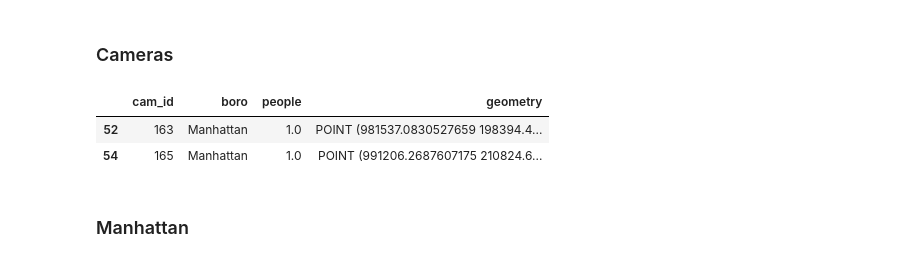
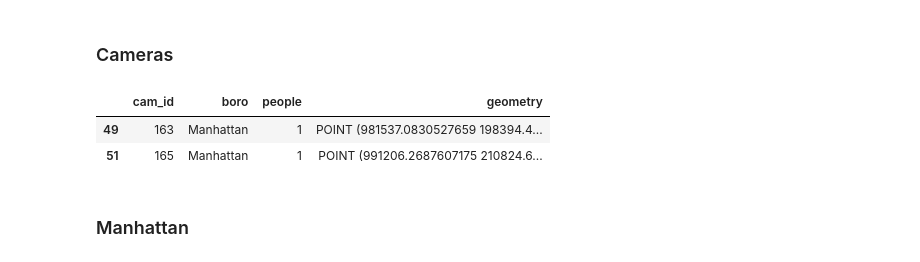
Before and after one commit to basyavasya-honmono/hadive, a Jupyter notebook: notebooks/1.2.2-JV-Clustering.ipynb, the cells around one changed output. Cells and saved outputs as stored; diff of their text form; code cells hidden in the pictures.

```diff
--- a/notebooks/1.2.2-JV-Clustering.ipynb
+++ b/notebooks/1.2.2-JV-Clustering.ipynb
@@ -33,21 +33,21 @@ low_rain.sort_values("DATE", ascending=False).head(2)
 # %%
 cams = pd.read_csv("../data/external/cameras.csv")
 proj = pyproj.Proj(init="epsg:2263", preserve_units=True)
 cams["lat_nys"], cams["lon_nys"] = zip(*[proj(i, j) for i, j in zip(cams.long, cams.lat)])
 geometry = [Point(xy) for xy in zip(cams["lat_nys"], cams["lon_nys"])]
 
 cams = gp.GeoDataFrame(cams[["cam_id", "boro", "people"]],
                         crs={'init': "epsg:2263"}, geometry=geometry)
 mn_cams = cams[(cams.boro == "Manhattan") &
                (cams.people == 1.)
-               & (~cams.cam_id.isin([211, 292, 328, 547, 715, 795]))
+               & (~cams.cam_id.isin([291, 328, 547, 715, 795, 805]))
               ].copy()
 mn_cams.sort_values("cam_id", inplace=True)
 mn_cams.head(2)
 # %% [output]
 |  | cam_id | boro | people | geometry |
-| 52 | 163 | Manhattan | 1.0 | POINT (981537.0830527659 198394.4... |
-| 54 | 165 | Manhattan | 1.0 | POINT (991206.2687607175 210824.6... |
+| 49 | 163 | Manhattan | 1 | POINT (981537.0830527659 198394.4... |
+| 51 | 165 | Manhattan | 1 | POINT (991206.2687607175 210824.6... |
 # %% [markdown]
 ### Manhattan
 # %%
```
Also changed, not shown: parts of 3 cells of this notebook, 3 other files.
